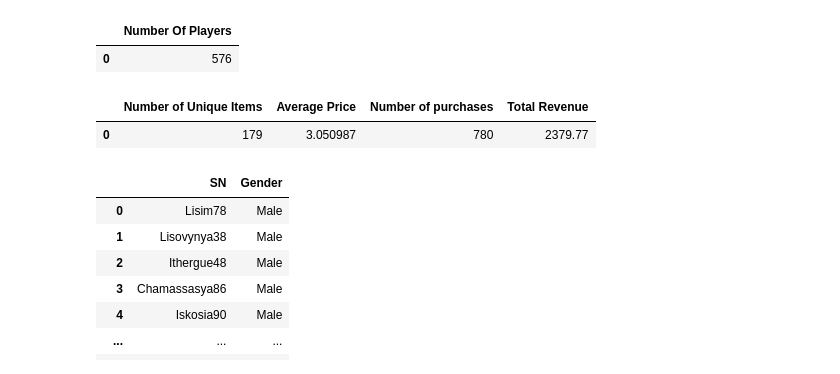
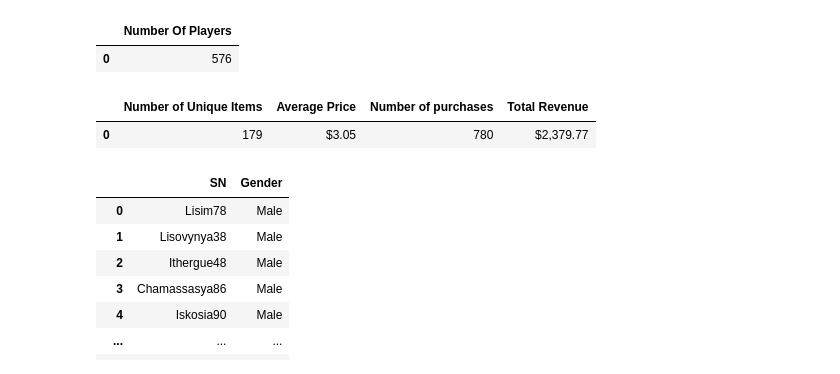
Before and after one commit to marinasd87/pandas-challenge, a Jupyter notebook: HeroesOfPymoli/HeroesOfPymoli.ipynb, the cells around one changed output. Drawn from its saved outputs; the diff is of its cells as text; code cells hidden in the pictures.

```diff
--- a/HeroesOfPymoli/HeroesOfPymoli.ipynb
+++ b/HeroesOfPymoli/HeroesOfPymoli.ipynb
@@ -28,16 +28,18 @@ number_of_playersDF
 # %%
 number_of_unique_items = purchase_data['Item Name'].nunique(dropna=True)
 average_price = purchase_data['Price'].mean()
 number_of_purchases = purchase_data['Purchase ID'].count()
 total_revenue = purchase_data['Price'].sum()
-purchasing_analysis = pd.DataFrame({"Number of Unique Items": [number_of_unique_items],
+purchase_analysis = pd.DataFrame({"Number of Unique Items": [number_of_unique_items],
                                    "Average Price": [average_price],
                                    "Number of purchases": [number_of_purchases],
                                    "Total Revenue": [total_revenue]})
-purchasing_analysis
+purchase_analysis["Average Price"] = purchase_analysis["Average Price"].map('${:,.2f}'.format)
+purchase_analysis["Total Revenue"] = purchase_analysis["Total Revenue"].map('${:,.2f}'.format)
+purchase_analysis
 # %% [output]
 |  | Number of Unique Items | Average Price | Number of purchases | Total Revenue |
-| 0 | 179 | 3.050987 | 780 | 2379.77 |
+| 0 | 179 | $3.05 | 780 | $2,379.77 |
 # %%
 df2 = purchase_data.loc[:,['SN','Gender']]
 df3 = pd.DataFrame.drop_duplicates(df2)
```
Also changed, not shown: parts of 7 cells of this notebook.
